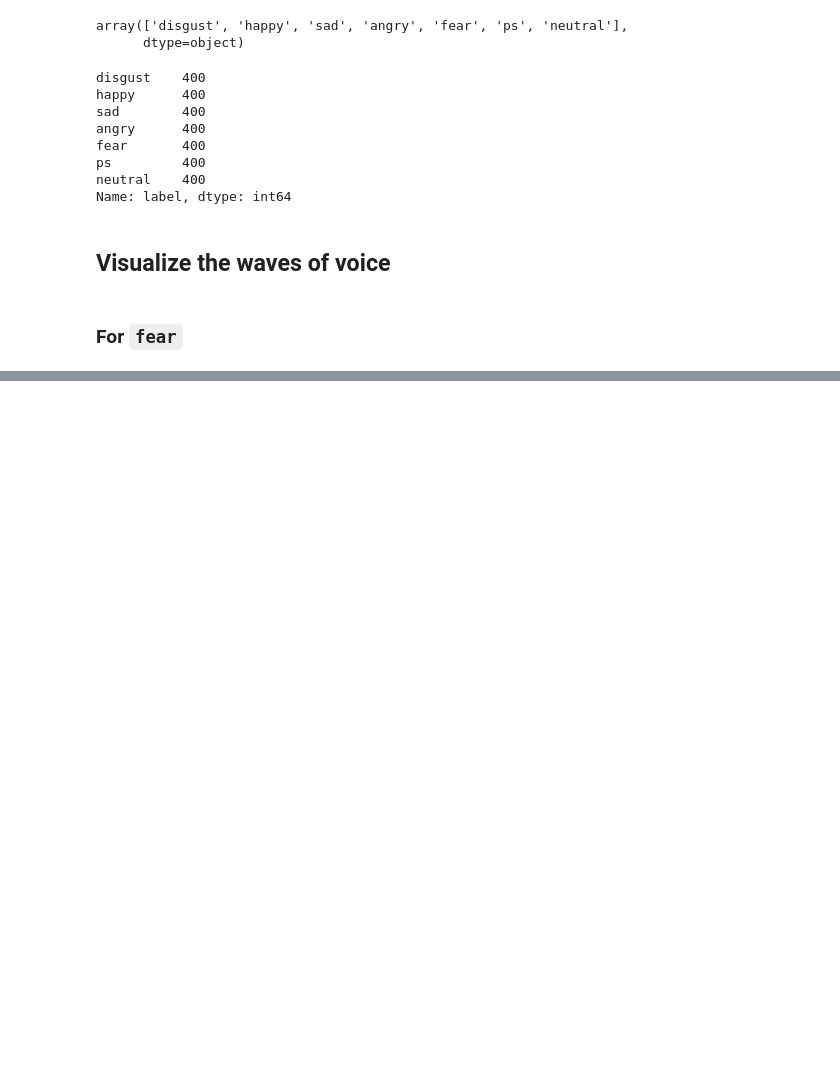
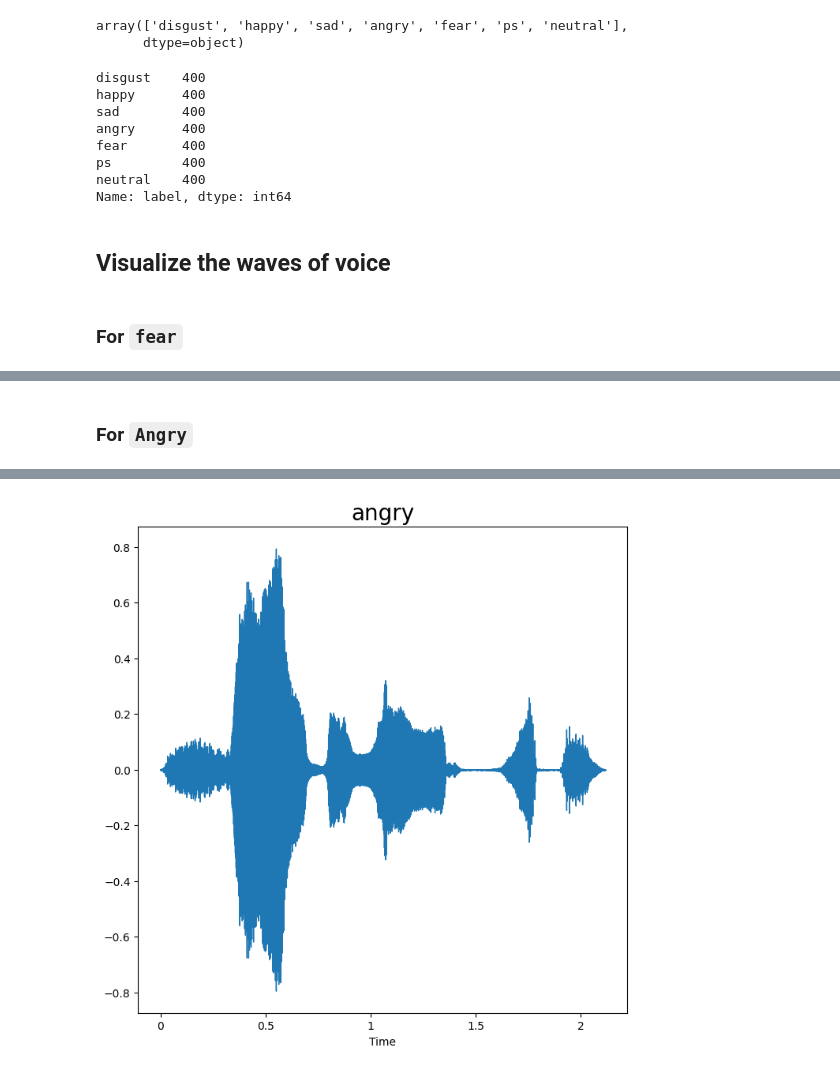
Before and after one commit to ChandrashekharRobbi/Speech-Emotion-Detection, a Jupyter notebook: Speech_Emotion_Detection.ipynb, the cells around one changed output, grey strips where cells are left out. Saved outputs shown, nothing was run; the diff lists cells and outputs as text; code cells hidden in the pictures; blank space fills up the shorter version.

```diff
--- a/Speech_Emotion_Detection.ipynb
+++ b/Speech_Emotion_Detection.ipynb
@@ -124,0 +147,5 @@ Audio(path)
+# %% [markdown]
+### For `Angry`
+# %%
+voice_plot_n_listen('angry')
+# %% [output]
@@ -124,0 +153 @@ Audio(path)
+[figure, added]
```
Also changed, not shown: parts of 35 cells of this notebook.
